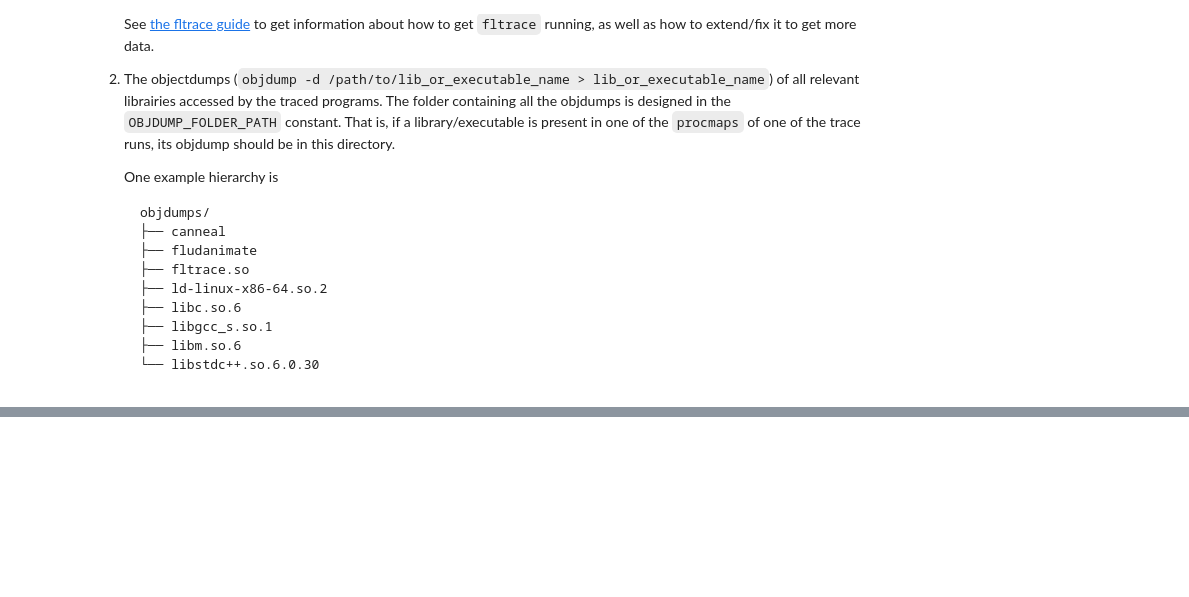
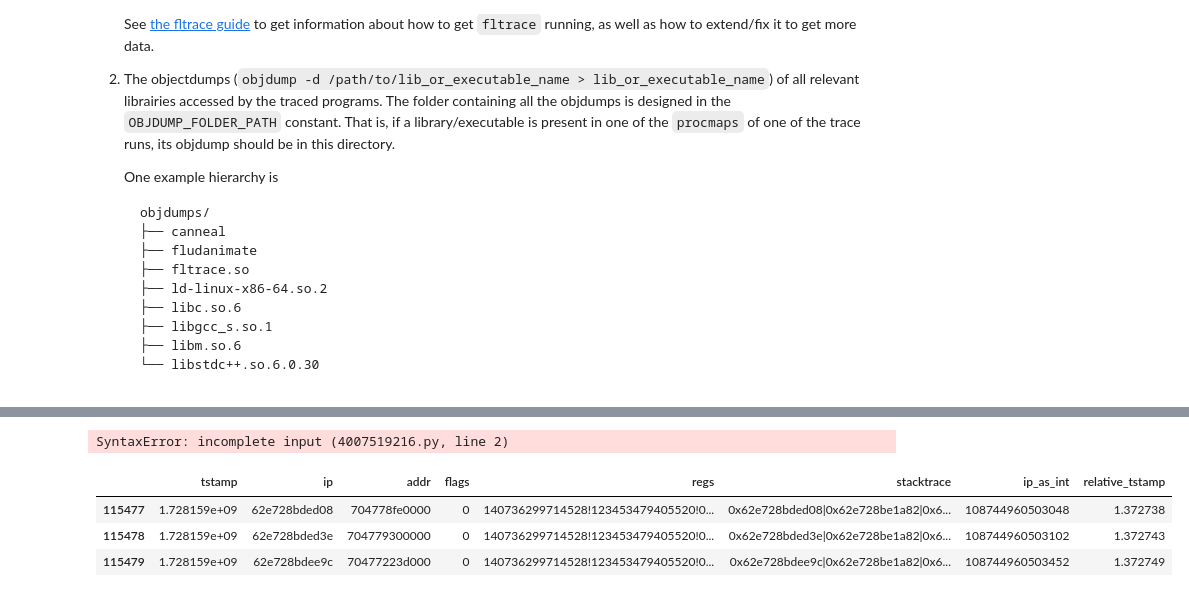
Before and after one commit to vigarov/new_ml_prefetching, a Jupyter notebook: data/analysis/fltrace_parser.ipynb, the cells around one changed output, grey strips where cells are left out. Cells and saved outputs as stored; diff of their text form; code cells hidden in the pictures; blank space fills up the shorter version.

```diff
--- a/data/analysis/fltrace_parser.ipynb
+++ b/data/analysis/fltrace_parser.ipynb
@@ -48,0 +619,11 @@ OBJDUMP_FOLDER_PATH = "../data/objdumps/"
+# %%
+grouped_no_mandatory[grouped_no_mandatory["index_occurrences"].apply(lambda lst_indices : sorted(lst_indices)) #.apply(lambda row: (row.index_occurrences[:3],','.join([hex(page) for page in row.pages])),axis=1)
+# %% [output]
+SyntaxError: incomplete input (4007519216.py, line 2)
+# %%
+analysis_df[analysis_df.index.isin([115477,115478,115479])]
+# %% [output]
+|  | tstamp | ip | addr | flags | regs | stacktrace | ip_as_int | relative_tstamp |
+| 115477 | 1.728159e+09 | 62e728bded08 | 704778fe0000 | 0 | 140736299714528!123453479405520!0... | 0x62e728bded08|0x62e728be1a82|0x6... | 108744960503048 | 1.372738 |
+| 115478 | 1.728159e+09 | 62e728bded3e | 704779300000 | 0 | 140736299714528!123453479405520!0... | 0x62e728bded3e|0x62e728be1a82|0x6... | 108744960503102 | 1.372743 |
+| 115479 | 1.728159e+09 | 62e728bdee9c | 70477223d000 | 0 | 140736299714528!123453479405520!0... | 0x62e728bdee9c|0x62e728be1a82|0x6... | 108744960503452 | 1.372749 |
```
Also changed, not shown: parts of 42 cells of this notebook, 7 other files.
